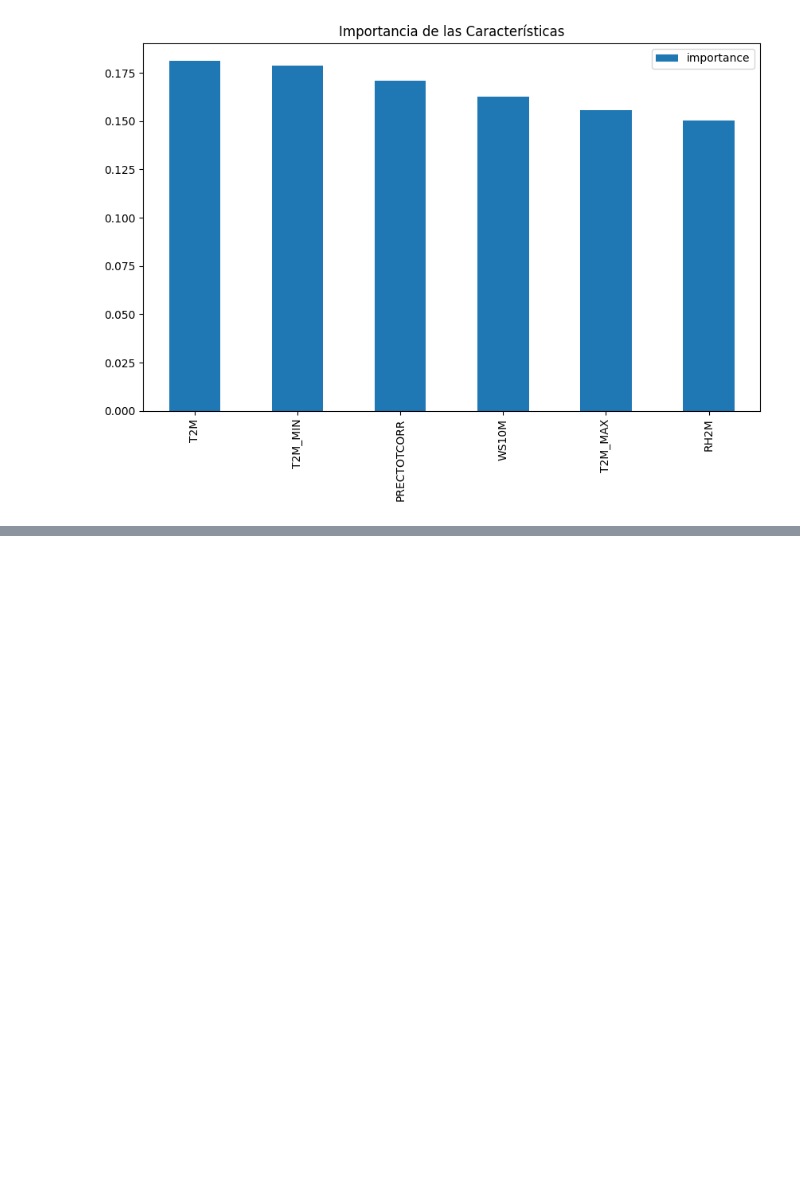
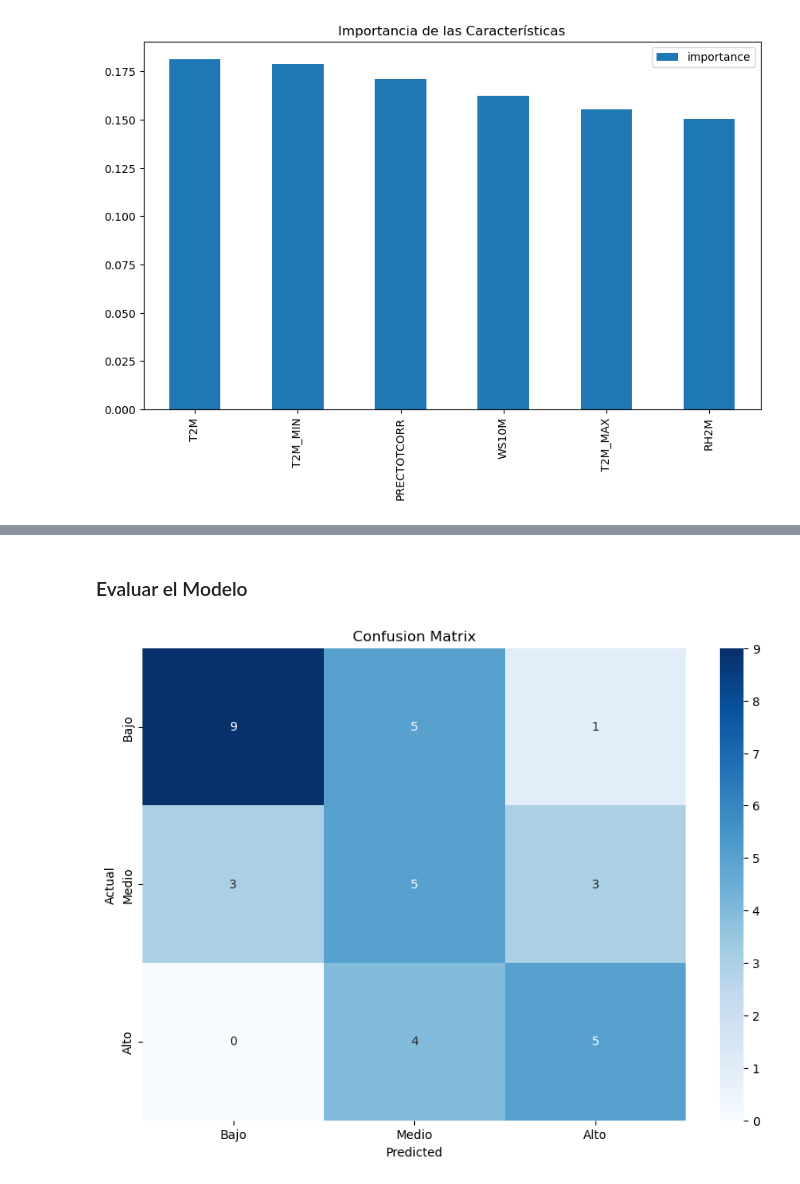
Before and after one commit to andersonjalvarado/Proyecto-IA-Javeriana, a Jupyter notebook: NoteBook/Proyecto.ipynb, the cells around one changed output, grey strips where cells are left out. Saved outputs shown, nothing was run; the diff lists cells and outputs as text; code cells hidden in the pictures; blank space fills up the shorter version.

```diff
--- a/NoteBook/Proyecto.ipynb
+++ b/NoteBook/Proyecto.ipynb
@@ -940,0 +955,3 @@ RH2M           0.150417
+# %%
+rf = RandomForestClassifier(random_state=42)
+rf.get_params()
@@ -940,0 +977,24 @@ RH2M           0.150417
+# %%
+# Definir los hiperparámetros a ajustar
+param_grid = {
+    'criterion': ['gini', 'entropy'], # Criterio para medir la calidad de una división
+    'n_estimators': [100, 200, 300], # Número de árboles en el bosque
+    'max_depth': [None, 5, 10], # Profundidad máxima de los árboles
+    'max_samples': [None, 0.5, 0.8], # Porcentaje de muestras a considerar
+    'min_samples_split': [2, 5, 10], # Número mínimo de muestras requeridas para dividir un nodo
+}
+
+# Realizar la búsqueda de hiperparámetros con validación cruzada
+grid_search = GridSearchCV(estimator = rf, # Modelo a ajustar
+                           param_grid = param_grid, # Hiperparámetros a ajustar
+                           cv = 5, # Número de divisiones para la validación cruzada
+                           scoring='accuracy', # Métrica a optimizar
+                           )
+# %%
+# Ajustar el modelo
+grid_search.fit(X_train, y_train)
+
+# Obtener el mejor modelo y sus hiperparámetros
+best_model = grid_search.best_estimator_
+best_params = grid_search.best_params_
+print("Best parameters:", best_params)
@@ -940,0 +1005,6 @@ RH2M           0.150417
+# %%
+y_test_pred = best_model.predict(X_test)
+test_accuracy = accuracy_score(y_test, y_test_pred)
+print("Test Accuracy:", test_accuracy)
+print("Test Classification Report:")
+print(classification_report(y_test, y_test_pred))
@@ -940,0 +1023,13 @@ RH2M           0.150417
+# %% [markdown]
+### Evaluar el Modelo
+# %%
+# Matriz de confusión
+conf_matrix = confusion_matrix(y_test, y_test_pred)
+plt.figure(figsize=(10, 7))
+sns.heatmap(conf_matrix, annot=True, fmt='d', cmap='Blues', xticklabels=['Bajo', 'Medio', 'Alto'], yticklabels=['Bajo', 'Medio', 'Alto'])
+plt.xlabel('Predicted')
+plt.ylabel('Actual')
+plt.title('Confusion Matrix')
+plt.show()
+# %% [output]
+[figure, added]
```
Also changed, not shown: parts of 23 cells of this notebook, 5 other files.
